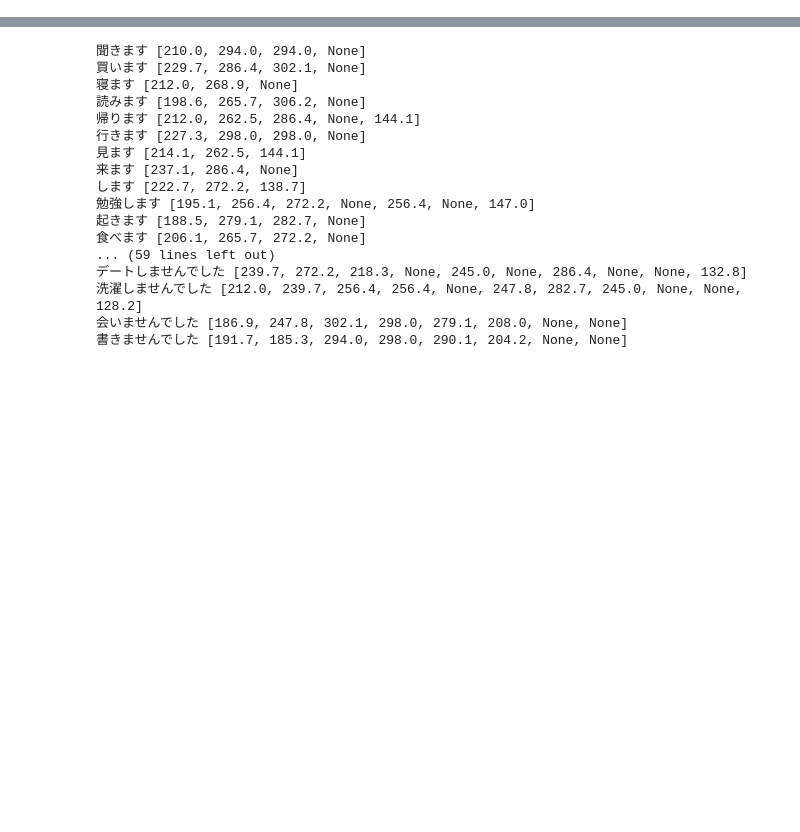
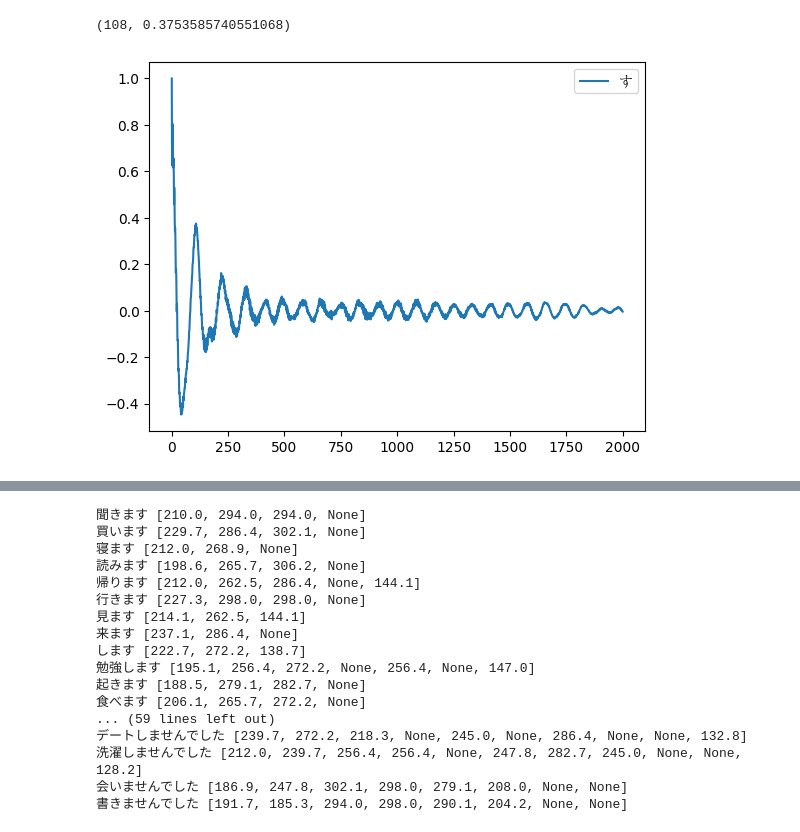
Before and after one commit to murtaza64/koutei, a Jupyter notebook: prototype.ipynb, the cells around one changed output, grey strips where cells are left out. Drawn from its saved outputs; the diff is of its cells as text; code cells hidden in the pictures; blank space fills up the shorter version.

Commit message:
Significant progress with pitch extraction and comparison

```diff
--- a/prototype.ipynb
+++ b/prototype.ipynb
@@ -16,24 +16,35 @@ def partition(lst, size):
 #     # acorr = acorr/var/len(syllable_0)
 #     return acorr
 # %%
-def get_first_strong_peak(x, label=None):
+def get_first_strong_peak(x, label=None, graph=False):
     acorr = sm.tsa.acf(x, nlags=2000)
     peaks = find_peaks(acorr)[0]
-    # plt.plot(acorr, label=label)
-    # plt.legend()
+
+    if graph:
+        plt.plot(acorr, label=label)
+        L = plt.legend()
+        plt.setp(L.texts, family='TakaoMincho')
+
+    peaks = [peak for peak in peaks if peak > 20] # filter out low offest (high frequency) peaks
+    if not peaks:
+        return -1, 0
+    max_peak = max(peaks, key=lambda p: acorr[p])
+    return max_peak, acorr[max_peak]
+
     for peak in peaks:
+        if peak < 20:
+            continue # bandaid for very low offset peaks (super high frequency)
         if acorr[peak] > 0.5:
             return peak, acorr[peak]
     return(-1, 0)
 
 def get_syllables_naive(data, n_syll):
-    return list(partition(data, len(data)//n_syll))[:n_syll]
+    return list((partition(data, len(data)//n_syll), "?", 0))[:n_syll]
 
-def get_pitches(data, sampling_frequency, n_syll):
-    syllables = get_syllables_naive(data, n_syll)
-    strong_peaks = [get_first_strong_peak(syll, f"syllable {i}")
-        for i, syll in enumerate(syllables)]
-    base_pitches = [sampling_frequency / peak if peak > 0 else None
+def get_pitches(syllables, sample_rate):
+    strong_peaks = [get_first_strong_peak(syll, f"{kana} syllable {i}")
+        for i, (syll, kana, _) in enumerate(syllables)]
+    base_pitches = [sample_rate / peak if peak > 0 else None
         for peak, _ in strong_peaks]
     final_pitches = [round(pitch, 1) if pitch is not None and 50 < pitch < 500
         else None for pitch in base_pitches]
@@ -40,0 +174,6 @@ def get_pitches(data, sampling_frequency, n_syll):
+# %%
+wav_path = "./audio/Pages/Masu/1_Affirmative/13_勉強します_べんきょうします_to study_0_L2.wav"
+kana = "べんきょうします"
+data, sr = librosa.load(wav_path, mono=False)
+sylls = list(get_syllables_julius(data, sr, kana))
+pitches = get_pitches(sylls, sr)
@@ -40,0 +190,6 @@ def get_pitches(data, sampling_frequency, n_syll):
+# %%
+chunk, kana, _ = sylls[6]
+get_first_strong_peak(chunk, kana, graph=True)
+# %% [output]
+(108, 0.3753585740551068)
+[figure, added]
```
Also changed, not shown: parts of 9 cells of this notebook, 13 other files.
